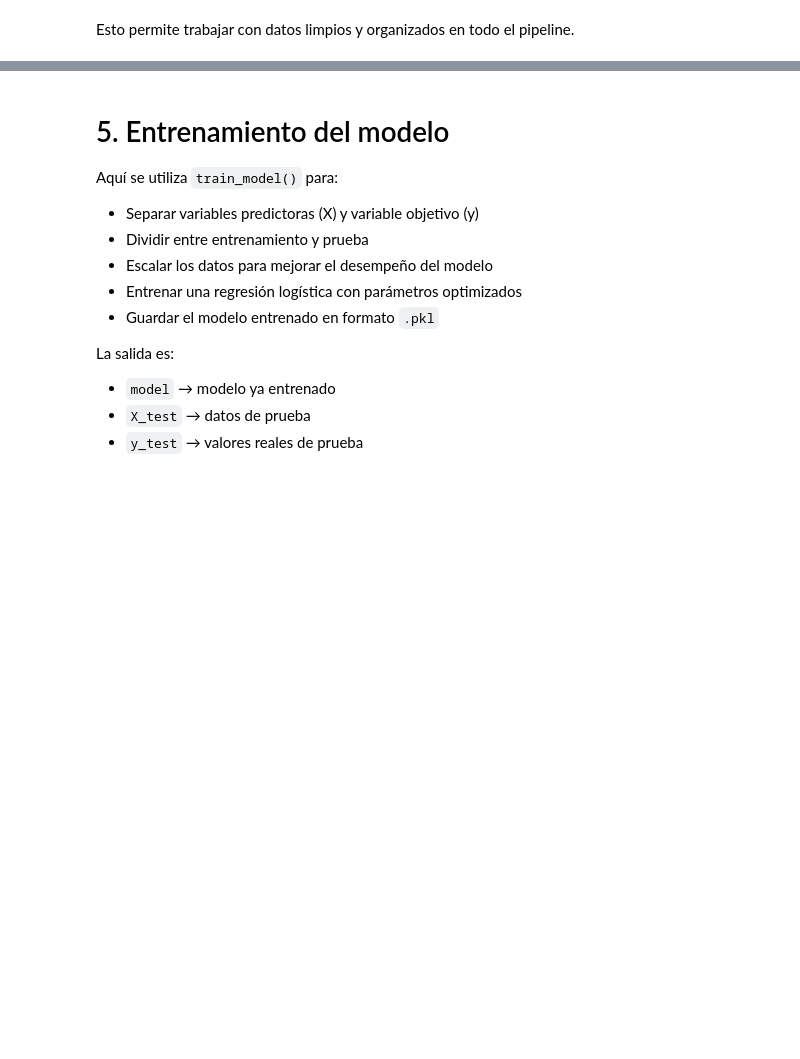
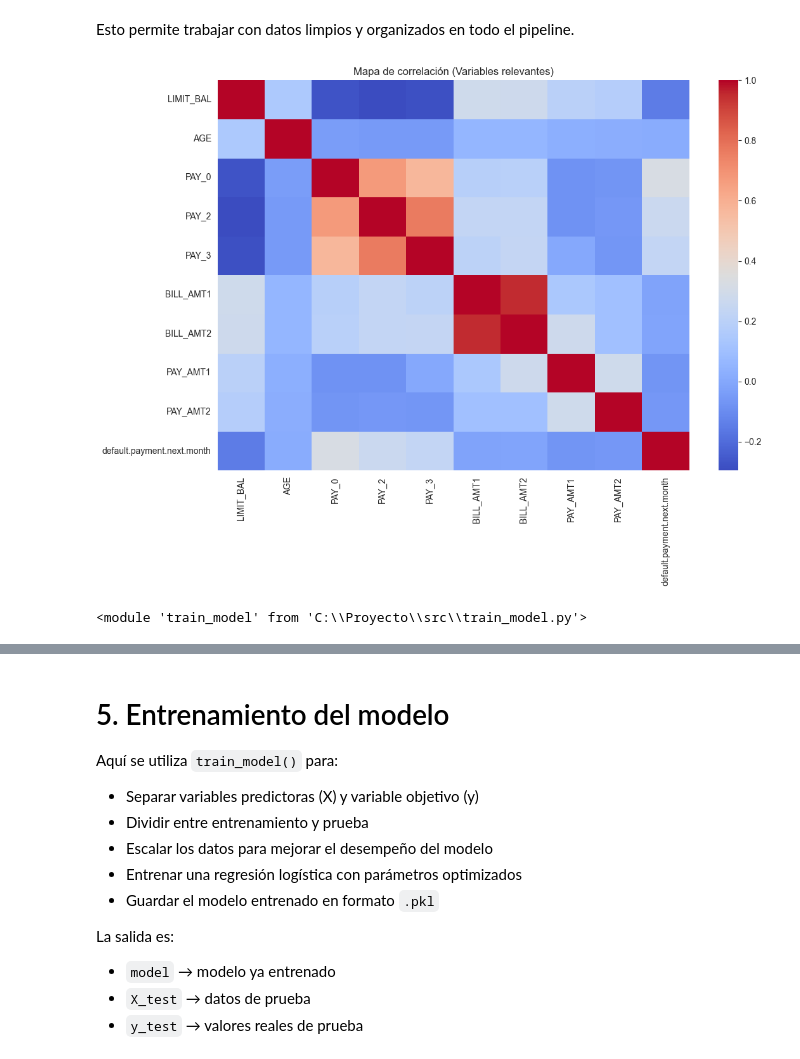
Before and after one commit to Sharik725/Proyecto-Ciencia-de-Datos, a Jupyter notebook: Notebook/analisis_exploratorio.ipynb, the cells around one changed output, grey strips where cells are left out. Drawn from its saved outputs; the diff is of its cells as text; code cells hidden in the pictures; blank space fills up the shorter version.

```diff
--- a/Notebook/analisis_exploratorio.ipynb
+++ b/Notebook/analisis_exploratorio.ipynb
@@ -82,0 +202,21 @@ df_clean.head()
+# %%
+cols_relevantes = [
+    "LIMIT_BAL",
+    "AGE",
+    "PAY_0", "PAY_2", "PAY_3",
+    "BILL_AMT1", "BILL_AMT2",
+    "PAY_AMT1", "PAY_AMT2",
+    "default.payment.next.month"
+]
+
+plt.figure(figsize=(12, 8))
+sns.heatmap(df[cols_relevantes].corr(), cmap="coolwarm", annot=False)
+plt.title("Mapa de correlación (Variables relevantes)")
+plt.show()
+# %% [output]
+[figure, added]
+# %%
+import sys
+sys.modules.pop('train_model',None)
+# %% [output]
+<module 'train_model' from 'C:\\Proyecto\\src\\train_model.py'>
```
Also changed, not shown: parts of 14 cells of this notebook, 4 other files.
